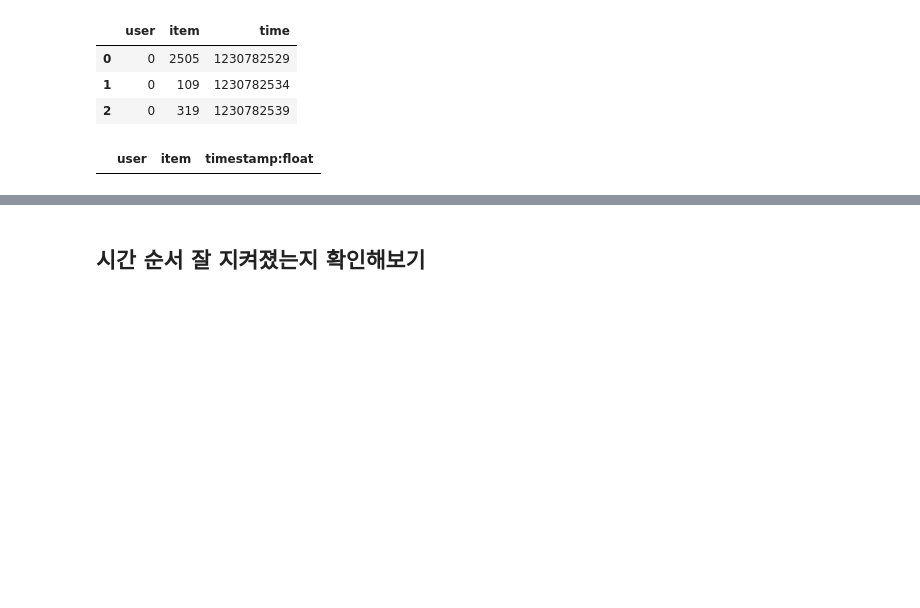
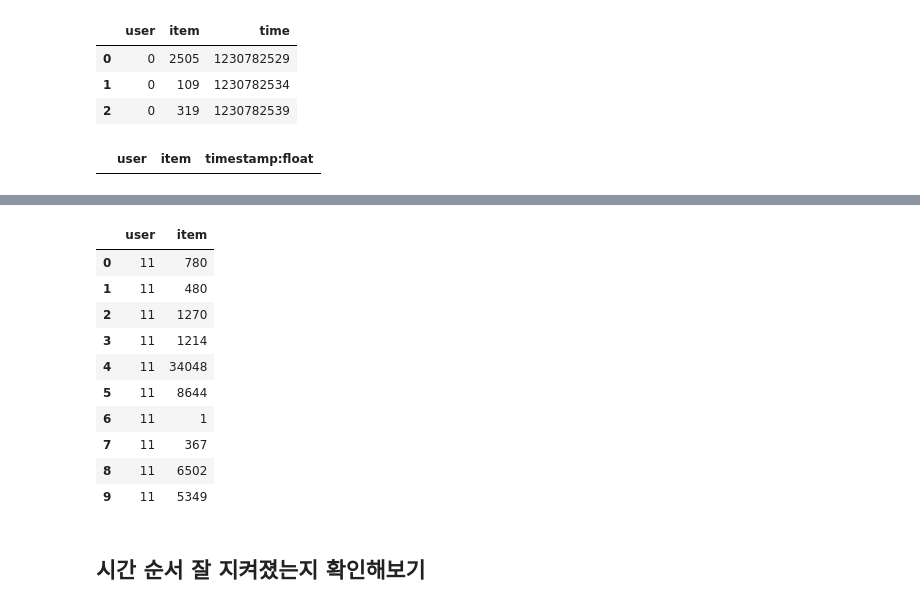
Before and after one commit to boostcampaitech4lv23recsys2/level2_movierecommendation_recsys-level2-recsys-08, a Jupyter notebook: Recbole/Recbole_EASE.ipynb, the cells around one changed output, grey strips where cells are left out. Cells and saved outputs as stored; diff of their text form; code cells hidden in the pictures; blank space fills up the shorter version.

```diff
--- a/Recbole/Recbole_EASE.ipynb
+++ b/Recbole/Recbole_EASE.ipynb
@@ -572,3 +425,19 @@ afterdf[afterdf['timestamp:float'].notna()]
+# %%
+for uid in sorted(set(sub2.user)):
+    sub2[(sub2.user==uid) & sub2.item.isin(train[train.user==uid].item)]
+    break
+# %% [output]
+|  | user | item |
+| 0 | 11 | 780 |
+| 1 | 11 | 480 |
+| 2 | 11 | 1270 |
+| 3 | 11 | 1214 |
+| 4 | 11 | 34048 |
+| 5 | 11 | 8644 |
+| 6 | 11 | 1 |
+| 7 | 11 | 367 |
+| 8 | 11 | 6502 |
+| 9 | 11 | 5349 |
 # %% [markdown]
 ## 시간 순서 잘 지켜졌는지 확인해보기
 # %%
```
Also changed, not shown: parts of 44 cells of this notebook.
